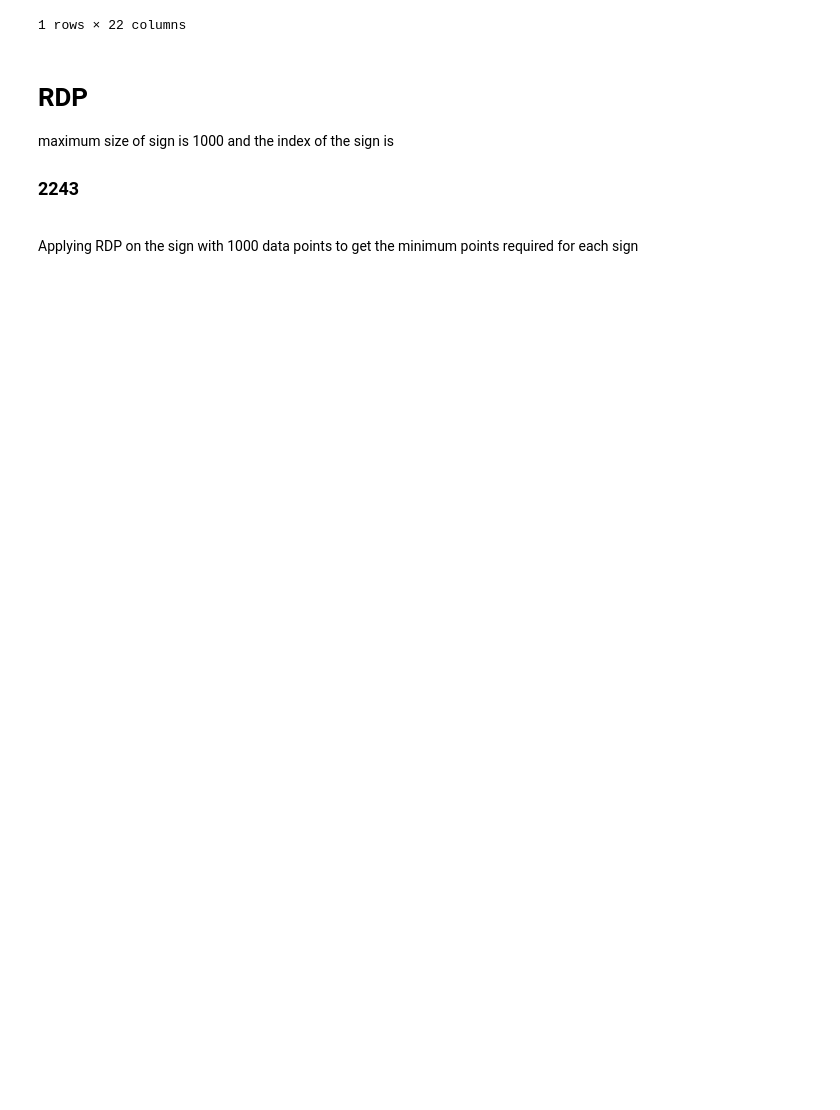
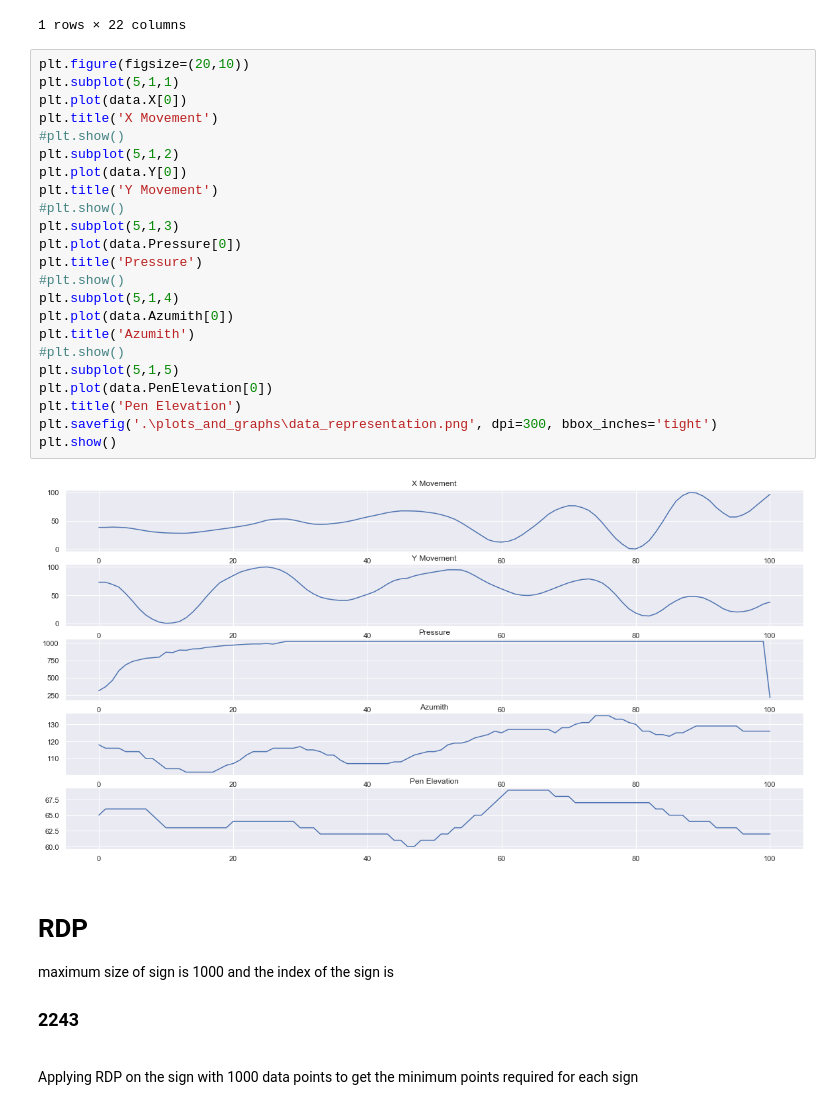
Before and after one commit to k-pratyush/online-signature-verification, a Jupyter notebook: Sign_clean.ipynb, the cells around one changed output. Cells and saved outputs as stored; diff of their text form; blank space fills up the shorter version.

```diff
--- a/Sign_clean.ipynb
+++ b/Sign_clean.ipynb
@@ -24,6 +25,31 @@ max_size
 |  | FileName | X | Y | Pressure | Azumith | PenElevation | user | sample | label | x_len | ... |
 | 2243 | 0098f21.fpg | [17.297149122807017, 17.132675438... | [39.58151700087184, 42.3714036617... | [30.0, 67.0, 83.0, 91.0, 127.0, 1... | [163.0, 163.0, 163.0, 163.0, 163.... | [55.0, 55.0, 55.0, 55.0, 55.0, 55... | 0098 | 21 | 0 | 3648.0 | ... |
 1 rows × 22 columns
+# %%
+plt.figure(figsize=(20,10))
+plt.subplot(5,1,1)
+plt.plot(data.X[0])
+plt.title('X Movement')
+#plt.show()
+plt.subplot(5,1,2)
+plt.plot(data.Y[0])
+plt.title('Y Movement')
+#plt.show()
+plt.subplot(5,1,3)
+plt.plot(data.Pressure[0])
+plt.title('Pressure')
+#plt.show()
+plt.subplot(5,1,4)
+plt.plot(data.Azumith[0])
+plt.title('Azumith')
+#plt.show()
+plt.subplot(5,1,5)
+plt.plot(data.PenElevation[0])
+plt.title('Pen Elevation')
+plt.savefig('.\plots_and_graphs\data_representation.png', dpi=300, bbox_inches='tight')
+plt.show()
+# %% [output]
+[figure, added]
 # %% [markdown]
 # RDP
 maximum size of sign is 1000 and the index of the sign is <h3><b>2243</b></h3> <br>
```
Also changed, not shown: parts of 41 cells of this notebook, 8 other files.
